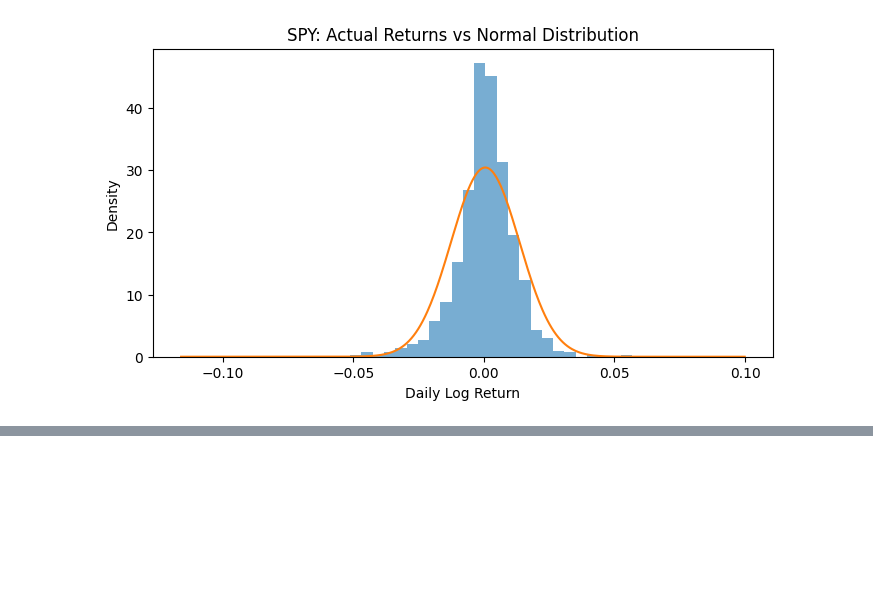
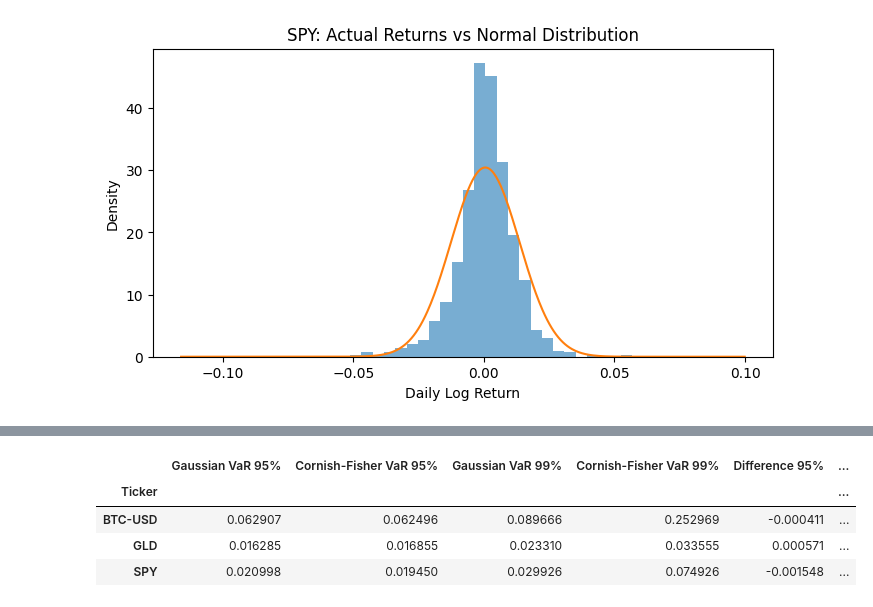
Before and after one commit to TheQuantSarah/tail-risk-var-analysis, a Jupyter notebook: var_analysis.ipynb, the cells around one changed output, grey strips where cells are left out. Saved outputs shown, nothing was run; the diff lists cells and outputs as text; code cells hidden in the pictures; blank space fills up the shorter version.

Commit message:
Implement Gaussian and Cornish-Fisher VaR

```diff
--- a/var_analysis.ipynb
+++ b/var_analysis.ipynb
@@ -135,0 +222,23 @@ array([2.13822163e-16, 2.86555575e-16, 3.83611799e-16, 5.12981856e-16,
+# %%
+def cornish_fisher_z(confidence_level):
+    alpha = 1 - confidence_level
+    z = norm.ppf(alpha)
+
+    z_cf = (
+        z
+        + ((z**2 - 1) * skewness) / 6
+        + ((z**3 - 3*z) * kurtosis) / 24
+        - ((2*z**3 - 5*z) * skewness**2) / 36
+    )
+
+    return z_cf
+# %%
+def cornish_fisher_var(confidence_level):
+    z_cf = cornish_fisher_z(confidence_level)
+
+    cf_var = -(
+        log_returns.mean()
+        + z_cf * log_returns.std()
+    )
+
+    return cf_var
@@ -135,0 +280,9 @@ array([2.13822163e-16, 2.86555575e-16, 3.83611799e-16, 5.12981856e-16,
+# %%
+var_results = pd.DataFrame({
+    "Gaussian VaR 95%": gaussian_var(log_returns, 0.95),
+    "Cornish-Fisher VaR 95%": cornish_fisher_var(0.95),
+    "Gaussian VaR 99%": gaussian_var(log_returns, 0.99),
+    "Cornish-Fisher VaR 99%": cornish_fisher_var(0.99)
+})
+
+var_results
@@ -135,0 +295,18 @@ array([2.13822163e-16, 2.86555575e-16, 3.83611799e-16, 5.12981856e-16,
+# %%
+var_results["Difference 95%"] = (
+    var_results["Cornish-Fisher VaR 95%"]
+    - var_results["Gaussian VaR 95%"]
+)
+
+var_results["Difference 99%"] = (
+    var_results["Cornish-Fisher VaR 99%"]
+    - var_results["Gaussian VaR 99%"]
+)
+
+var_results
+# %% [output]
+|  | Gaussian VaR 95% | Cornish-Fisher VaR 95% | Gaussian VaR 99% | Cornish-Fisher VaR 99% | Difference 95% | ... |
+| Ticker |  |  |  |  |  | ... |
+| BTC-USD | 0.062907 | 0.062496 | 0.089666 | 0.252969 | -0.000411 | ... |
+| GLD | 0.016285 | 0.016855 | 0.023310 | 0.033555 | 0.000571 | ... |
+| SPY | 0.020998 | 0.019450 | 0.029926 | 0.074926 | -0.001548 | ... |
```
Also changed, not shown: parts of 18 cells of this notebook.
